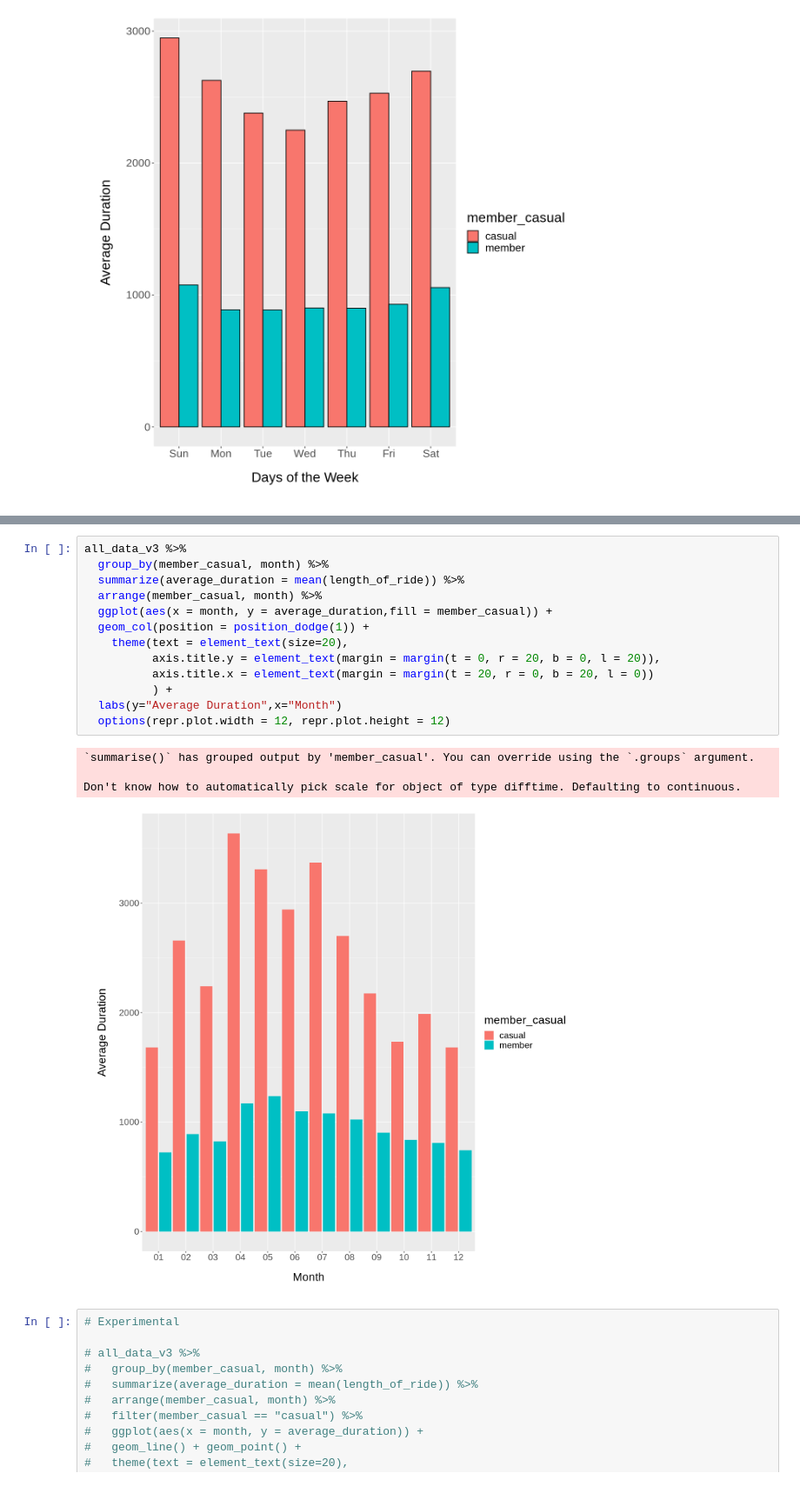
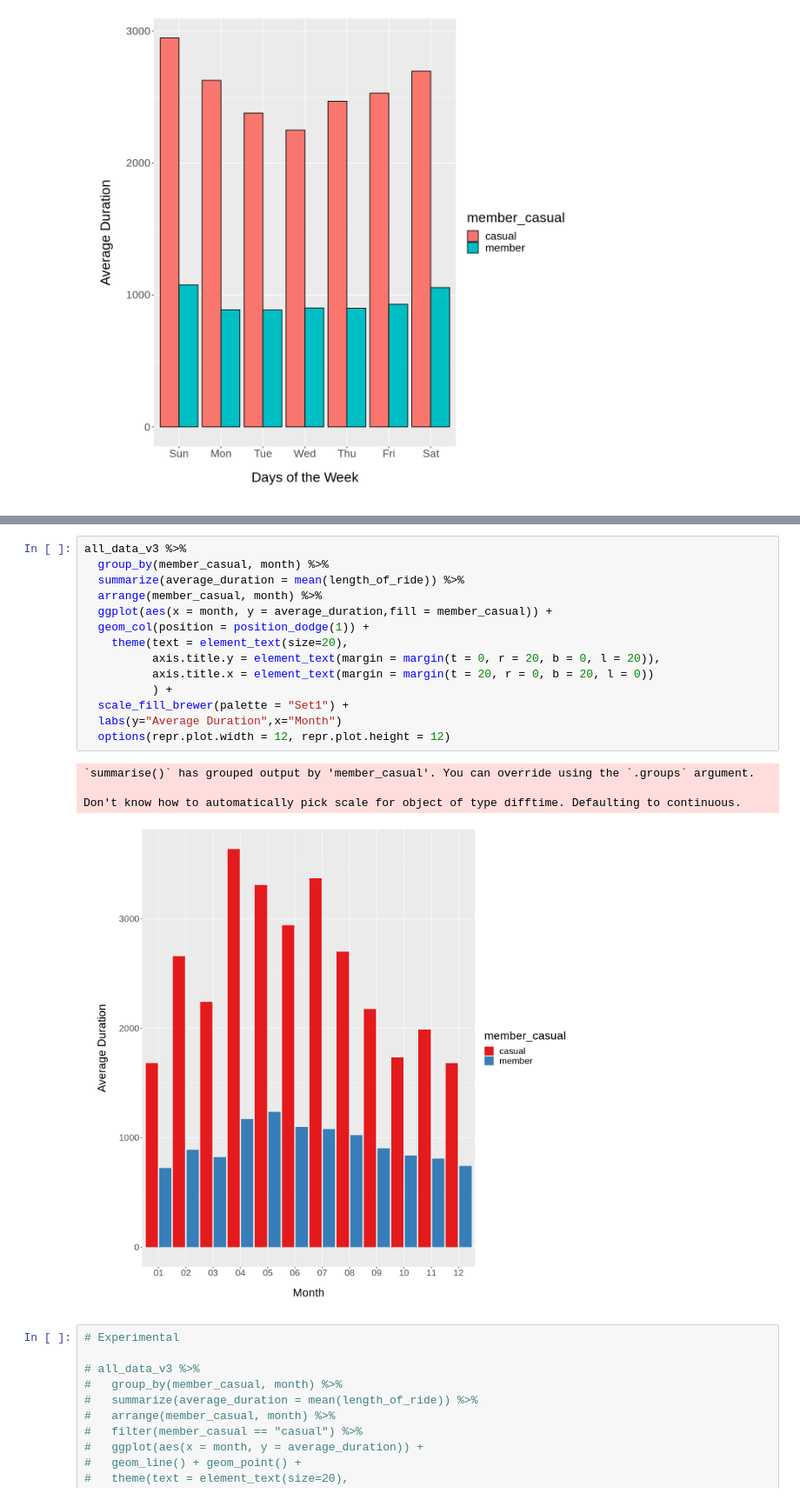
Before and after one commit to twilight-warlock/Cyclist-dataset-analysis, a Jupyter notebook: Cyclistic_Bike_Share_Analysis.ipynb, the cells around one changed output, grey strips where cells are left out. Shown at 87% size. Saved outputs shown, nothing was run; the diff lists cells and outputs as text.

```diff
--- a/Cyclistic_Bike_Share_Analysis.ipynb
+++ b/Cyclistic_Bike_Share_Analysis.ipynb
@@ -363,21 +344,22 @@ Don't know how to automatically pick scale for object of type difftime. Defaulti
 # %%
 all_data_v3 %>%
   group_by(member_casual, month) %>%
   summarize(average_duration = mean(length_of_ride)) %>%
   arrange(member_casual, month) %>%
   ggplot(aes(x = month, y = average_duration,fill = member_casual)) +
   geom_col(position = position_dodge(1)) +
     theme(text = element_text(size=20),
           axis.title.y = element_text(margin = margin(t = 0, r = 20, b = 0, l = 20)),
           axis.title.x = element_text(margin = margin(t = 20, r = 0, b = 20, l = 0))
           ) +
+  scale_fill_brewer(palette = "Set1") +
   labs(y="Average Duration",x="Month")
   options(repr.plot.width = 12, repr.plot.height = 12)
 # %% [output]
 `summarise()` has grouped output by 'member_casual'. You can override using the `.groups` argument.
 
 Don't know how to automatically pick scale for object of type difftime. Defaulting to continuous.
-[figure, old version]
+[figure, new version]
 # %%
 # Experimental
 
```
Also changed, not shown: parts of 4 cells of this notebook.
